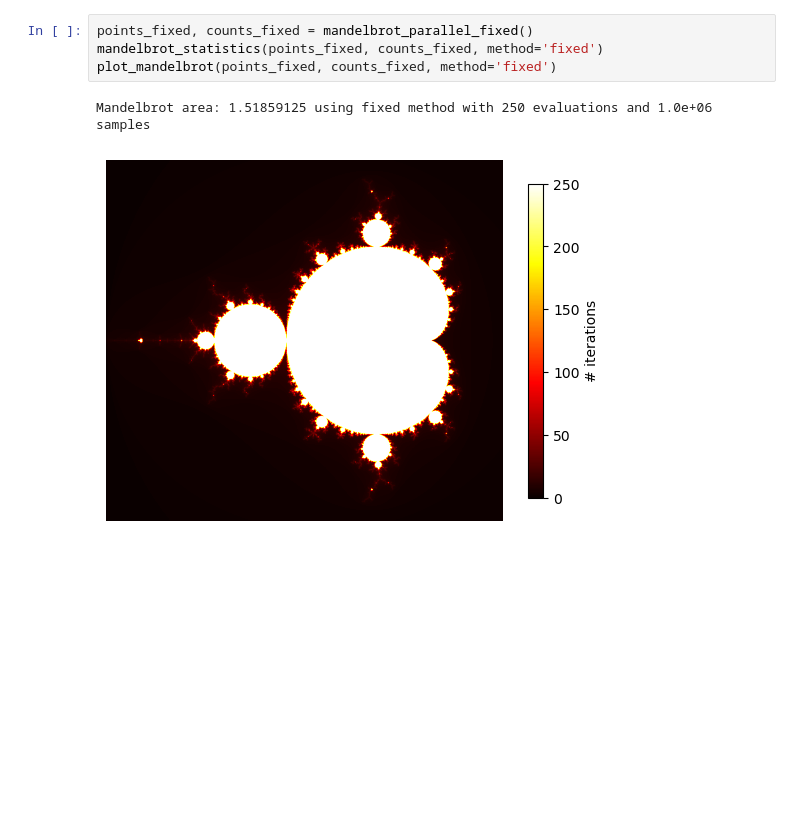
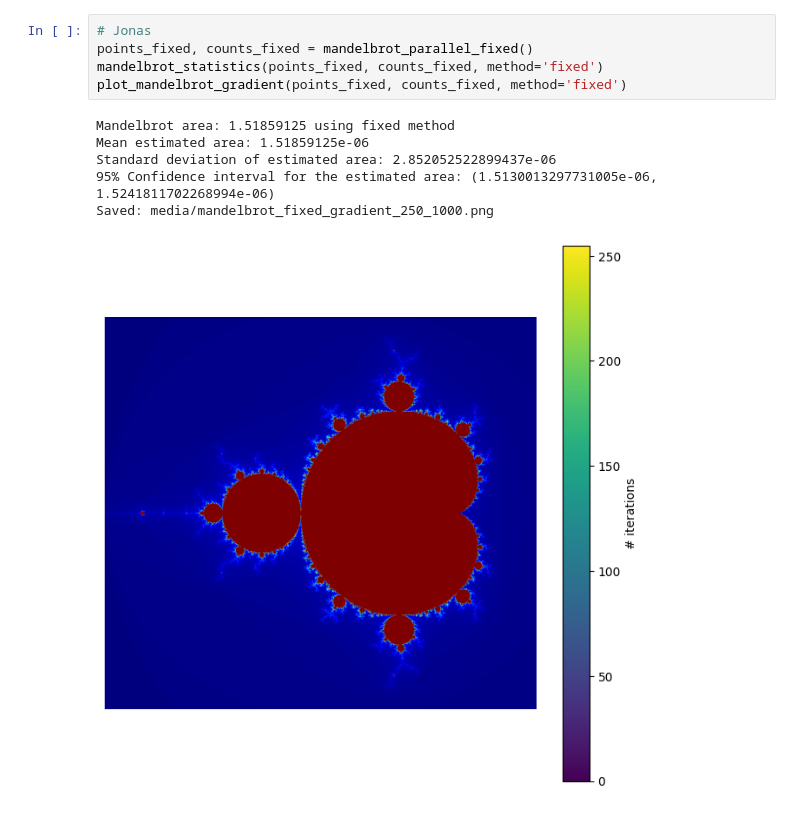
Before and after one commit to jonas4climate/ss-assignment1, a Jupyter notebook: CalvinLaw_11306734_RaymondZhang_14865904_JonasSchaefer_14039982_1.ipynb, the cells around one changed output. Saved outputs shown, nothing was run; the diff lists cells and outputs as text; blank space fills up the shorter version.

```diff
--- a/CalvinLaw_11306734_RaymondZhang_14865904_JonasSchaefer_14039982_1.ipynb
+++ b/CalvinLaw_11306734_RaymondZhang_14865904_JonasSchaefer_14039982_1.ipynb
@@ -82,7 +171,12 @@ Mandelbrot area: 1.518694375 using monte-carlo method with 250 evaluations and 1
 # %%
+# Jonas
 points_fixed, counts_fixed = mandelbrot_parallel_fixed()
 mandelbrot_statistics(points_fixed, counts_fixed, method='fixed')
-plot_mandelbrot(points_fixed, counts_fixed, method='fixed')
+plot_mandelbrot_gradient(points_fixed, counts_fixed, method='fixed')
 # %% [output]
-Mandelbrot area: 1.51859125 using fixed method with 250 evaluations and 1.0e+06 samples
+Mandelbrot area: 1.51859125 using fixed method
+Mean estimated area: 1.51859125e-06
+Standard deviation of estimated area: 2.852052522899437e-06
+95% Confidence interval for the estimated area: (1.5130013297731005e-06, 1.5241811702268994e-06)
+Saved: media/mandelbrot_fixed_gradient_250_1000.png
-[figure, old version]
+[figure, new version]
```
Also changed, not shown: parts of 12 cells of this notebook.
